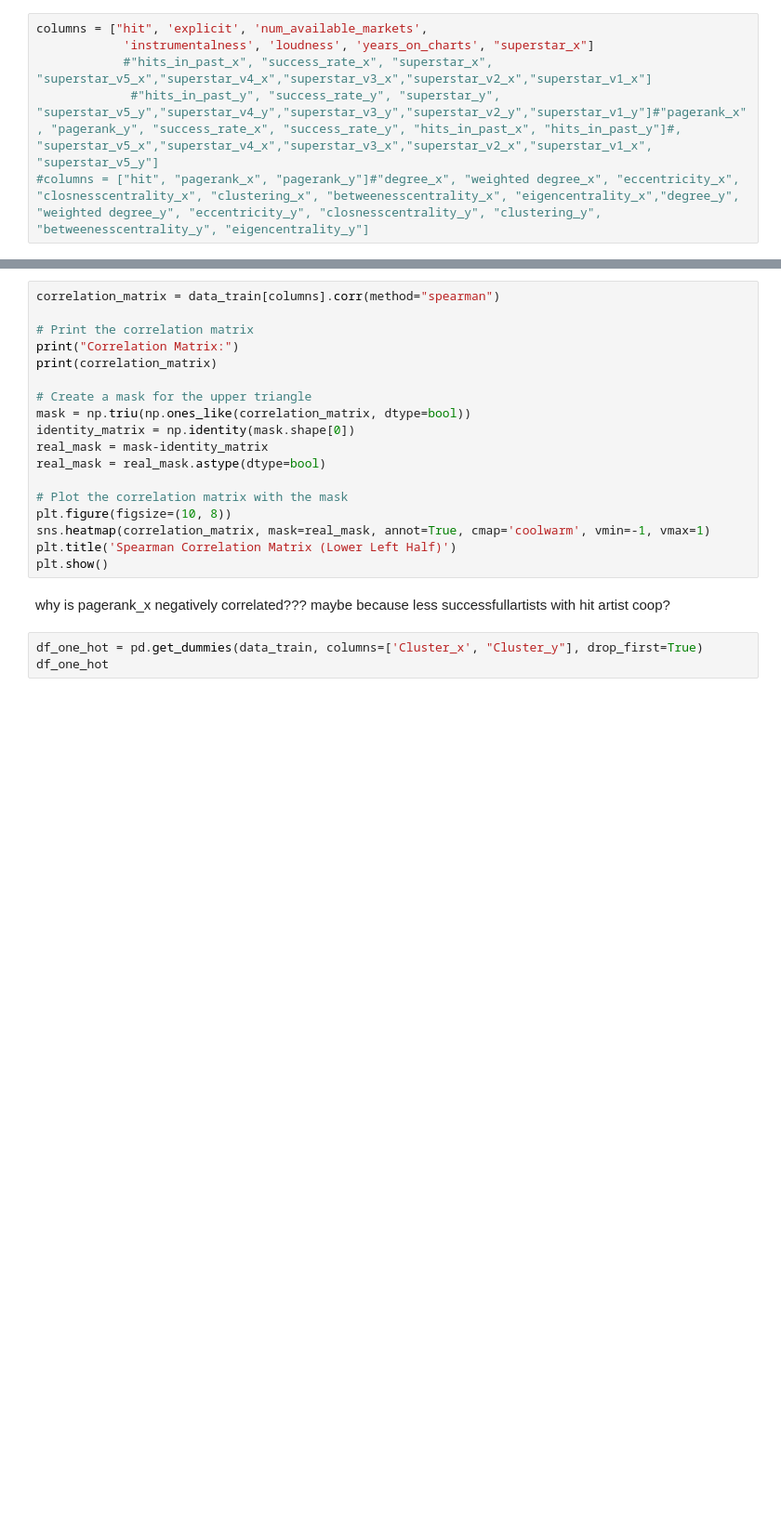
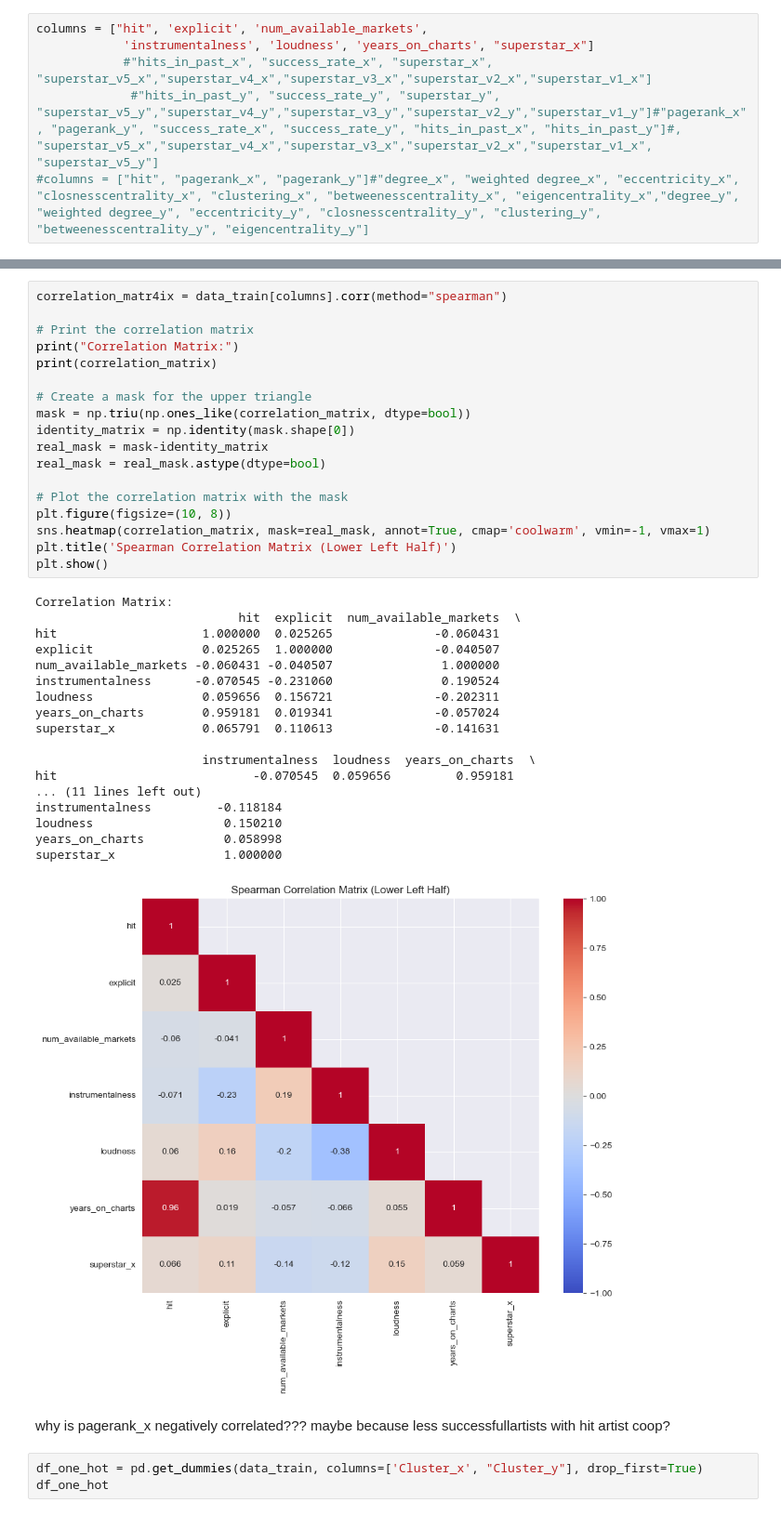
Before and after one commit to l4vd/Ba_first_tries, a Jupyter notebook: models/Original_MLP/Network_Analysis.ipynb, the cells around one changed output, grey strips where cells are left out. Shown at 93% size. Cells and saved outputs as stored; diff of their text form; blank space fills up the shorter version.

Commit message:
+ added rerun on corr matrices

```diff
--- a/models/Original_MLP/Network_Analysis.ipynb
+++ b/models/Original_MLP/Network_Analysis.ipynb
@@ -320,21 +345,40 @@ plt.show()
 # %%
-correlation_matrix = data_train[columns].corr(method="spearman")
+correlation_matr4ix = data_train[columns].corr(method="spearman")
 
 # Print the correlation matrix
 print("Correlation Matrix:")
 print(correlation_matrix)
 
 # Create a mask for the upper triangle
 mask = np.triu(np.ones_like(correlation_matrix, dtype=bool))
 identity_matrix = np.identity(mask.shape[0])
 real_mask = mask-identity_matrix
 real_mask = real_mask.astype(dtype=bool)
 
 # Plot the correlation matrix with the mask
 plt.figure(figsize=(10, 8))
 sns.heatmap(correlation_matrix, mask=real_mask, annot=True, cmap='coolwarm', vmin=-1, vmax=1)
 plt.title('Spearman Correlation Matrix (Lower Left Half)')
 plt.show()
+# %% [output]
+Correlation Matrix:
+                            hit  explicit  num_available_markets  \
+hit                    1.000000  0.025265              -0.060431
+explicit               0.025265  1.000000              -0.040507
+num_available_markets -0.060431 -0.040507               1.000000
+instrumentalness      -0.070545 -0.231060               0.190524
+loudness               0.059656  0.156721              -0.202311
+years_on_charts        0.959181  0.019341              -0.057024
+superstar_x            0.065791  0.110613              -0.141631
+
+                       instrumentalness  loudness  years_on_charts  \
+hit                           -0.070545  0.059656         0.959181
+... (11 lines left out)
+instrumentalness         -0.118184
+loudness                  0.150210
+years_on_charts           0.058998
+superstar_x               1.000000
+[figure, added]
 # %% [markdown]
 why is pagerank_x negatively correlated???
 maybe because less successfullartists with hit artist coop?
```
Also changed, not shown: parts of 39 cells of this notebook, 8 other files.
